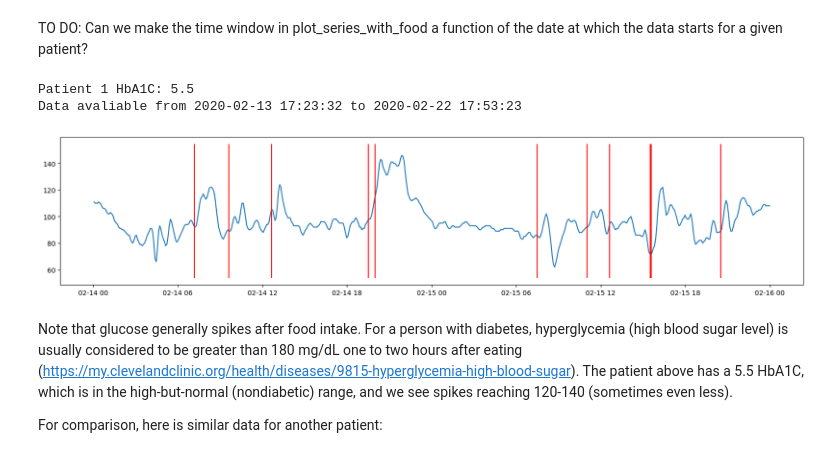
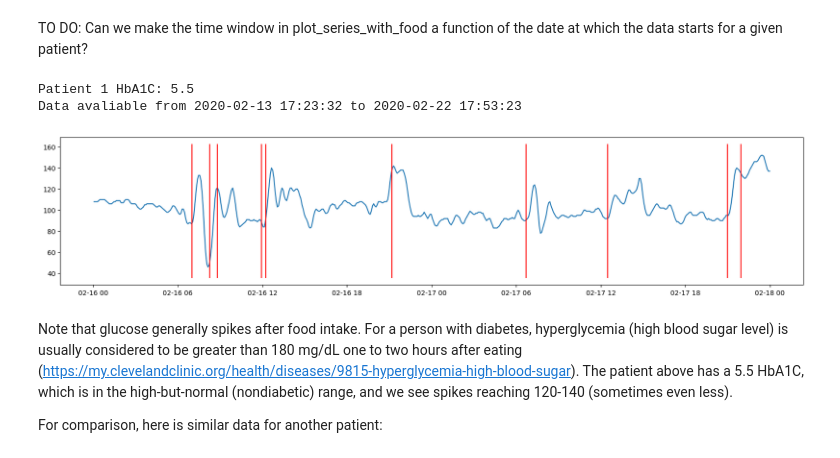
Before and after one commit to NoahGillespie/CGM, a Jupyter notebook: EDA.ipynb, the cells around one changed output. Drawn from its saved outputs; the diff is of its cells as text; code cells hidden in the pictures.

```diff
--- a/EDA.ipynb
+++ b/EDA.ipynb
@@ -136,12 +136,12 @@ TO DO: Can we make the time window in plot_series_with_food a function of the da
 # %%
 # Patient 1's glucose data with red lines indicating time of logged food intake
 print('Patient 1 HbA1C:', data[1].hba1c)
 print('Data avaliable from',data[1].glu.index.min(),'to',data[1].glu.index.max())
-plot_series_with_food(data[1].glu, data[1].food, '2020-02-14', '2020-02-15')
+plot_series_with_food(data[1].glu, data[1].food, '2020-02-16', '2020-02-17')
 # %% [output]
 Patient 1 HbA1C: 5.5
 Data avaliable from 2020-02-13 17:23:32 to 2020-02-22 17:53:23
-[figure, old version]
+[figure, new version]
 # %% [markdown]
 Note that glucose generally spikes after food intake. For a person with diabetes, hyperglycemia (high blood sugar level) is usually considered to be greater than 180 mg/dL one to two hours after eating (https://my.clevelandclinic.org/health/diseases/9815-hyperglycemia-high-blood-sugar). The patient above has a 5.5 HbA1C, which is in the high-but-normal (nondiabetic) range, and we see spikes reaching 120-140 (sometimes even less).
 
```
Also changed, not shown: parts of 9 cells of this notebook, 1 other file.
